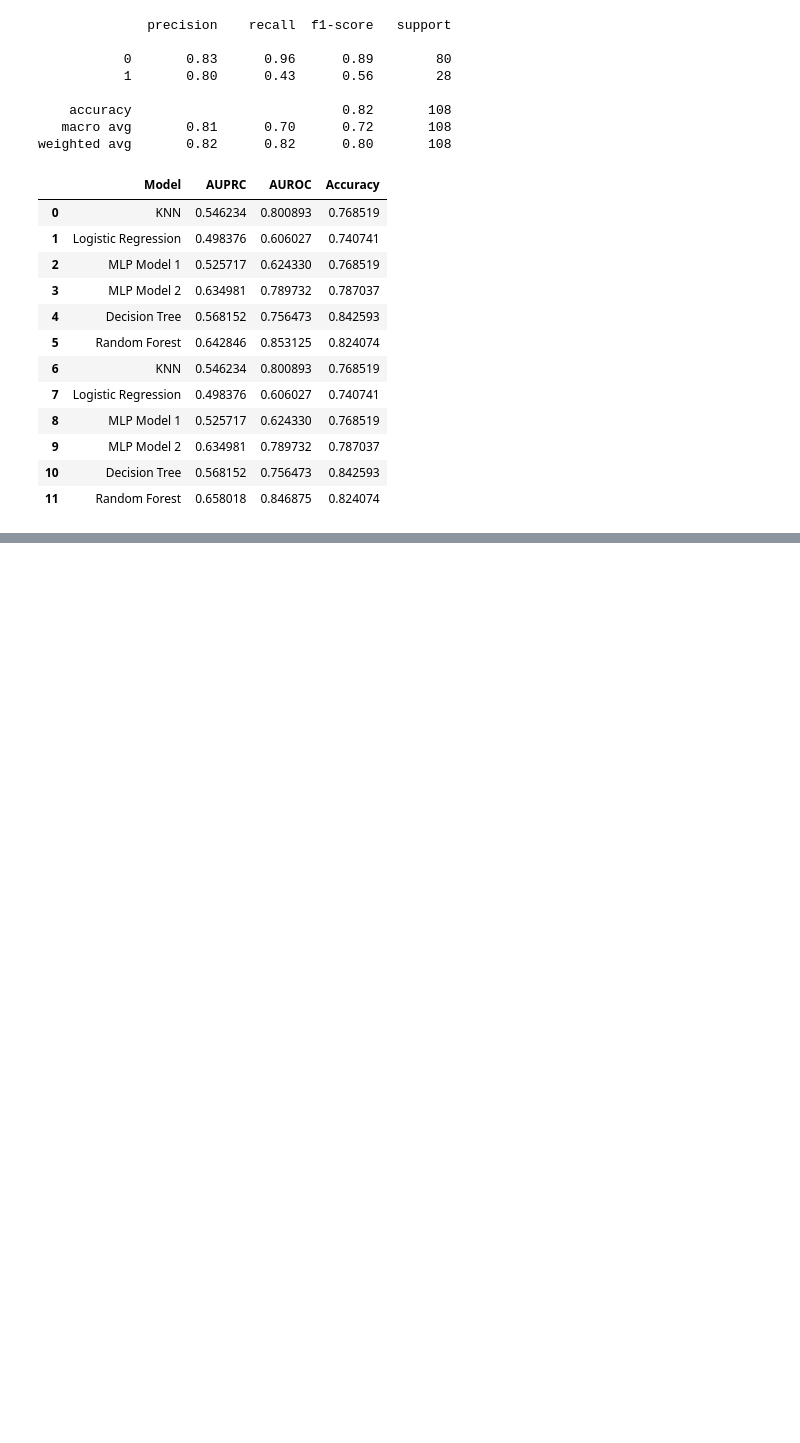
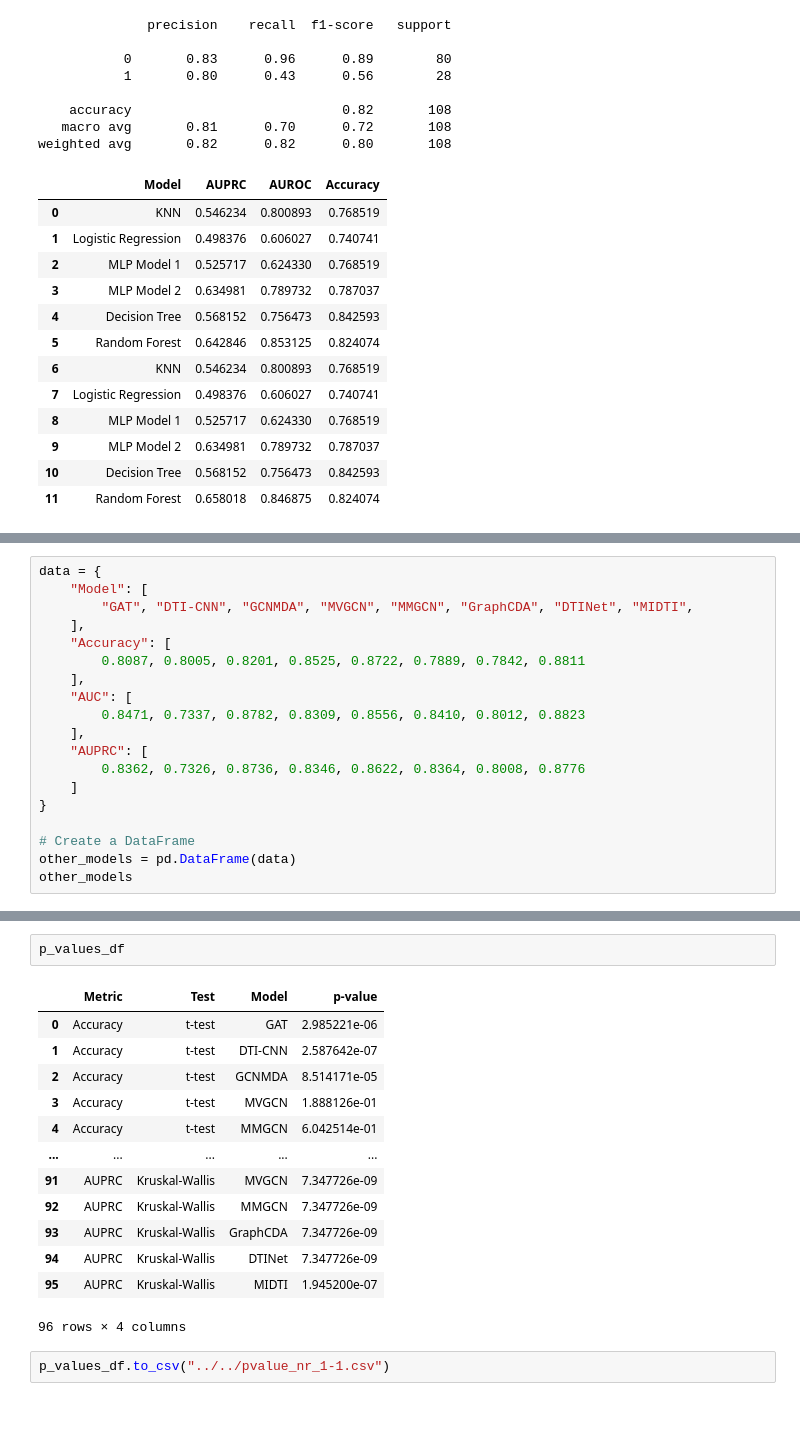
Before and after one commit to ARIASHA/MiRAGE_DTI, a Jupyter notebook: Codes/NuclearReceptor.ipynb, the cells around one changed output, grey strips where cells are left out. Saved outputs shown, nothing was run; the diff lists cells and outputs as text; blank space fills up the shorter version.

```diff
--- a/Codes/NuclearReceptor.ipynb
+++ b/Codes/NuclearReceptor.ipynb
@@ -1267,0 +1861,19 @@ weighted avg       0.82      0.82      0.80       108
+# %%
+data = {
+    "Model": [
+        "GAT", "DTI-CNN", "GCNMDA", "MVGCN", "MMGCN", "GraphCDA", "DTINet", "MIDTI",
+    ],
+    "Accuracy": [
+        0.8087, 0.8005, 0.8201, 0.8525, 0.8722, 0.7889, 0.7842, 0.8811
+    ],
+    "AUC": [
+        0.8471, 0.7337, 0.8782, 0.8309, 0.8556, 0.8410, 0.8012, 0.8823
+    ],
+    "AUPRC": [
+        0.8362, 0.7326, 0.8736, 0.8346, 0.8622, 0.8364, 0.8008, 0.8776
+    ]
+}
+
+# Create a DataFrame
+other_models = pd.DataFrame(data)
+other_models
@@ -1268,3 +1978,21 @@ weighted avg       0.82      0.82      0.80       108
+# %%
+p_values_df
+# %% [output]
+|  | Metric | Test | Model | p-value |
+| 0 | Accuracy | t-test | GAT | 2.985221e-06 |
+| 1 | Accuracy | t-test | DTI-CNN | 2.587642e-07 |
+| 2 | Accuracy | t-test | GCNMDA | 8.514171e-05 |
+| 3 | Accuracy | t-test | MVGCN | 1.888126e-01 |
+| 4 | Accuracy | t-test | MMGCN | 6.042514e-01 |
+| ... | ... | ... | ... | ... |
+| 91 | AUPRC | Kruskal-Wallis | MVGCN | 7.347726e-09 |
+| 92 | AUPRC | Kruskal-Wallis | MMGCN | 7.347726e-09 |
+| 93 | AUPRC | Kruskal-Wallis | GraphCDA | 7.347726e-09 |
+| 94 | AUPRC | Kruskal-Wallis | DTINet | 7.347726e-09 |
+| 95 | AUPRC | Kruskal-Wallis | MIDTI | 1.945200e-07 |
+96 rows × 4 columns
+# %%
+p_values_df.to_csv("../../pvalue_nr_1-1.csv")
 # %% [markdown]
 #
 # %% [markdown]
```
Also changed, not shown: parts of 26 cells of this notebook, 3 other files.
